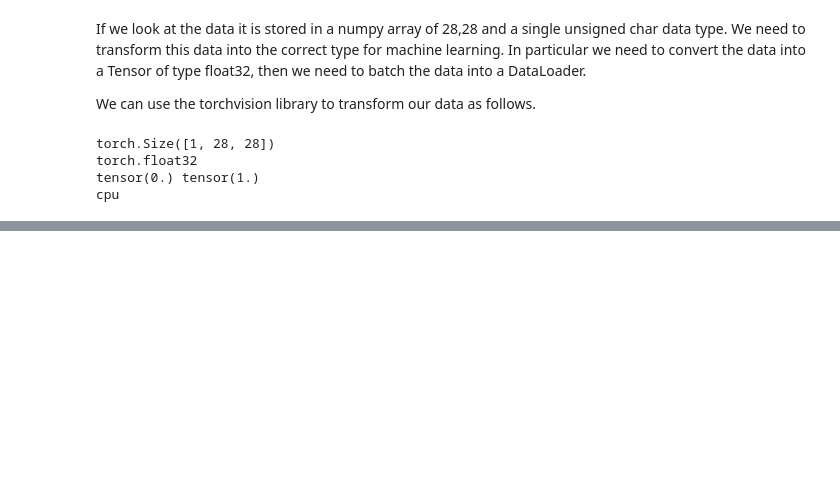
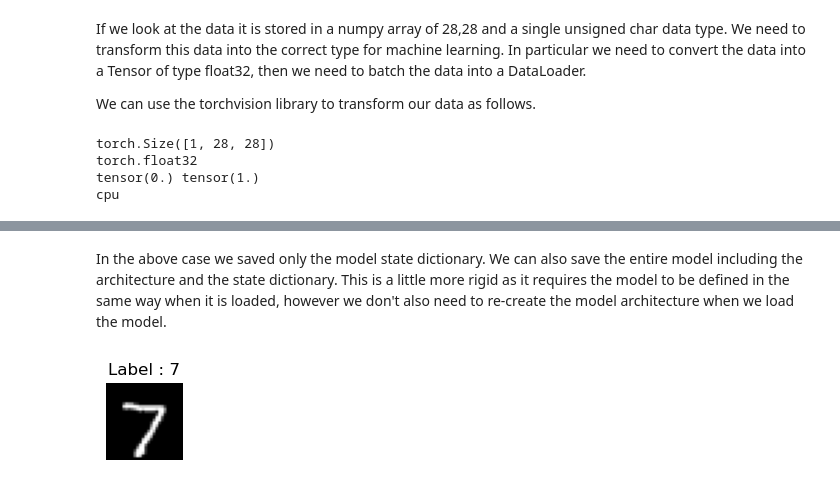
Before and after one commit to NCCA/SEForMedia, a Jupyter notebook: MNIST/ReadDigitsTraining.ipynb, the cells around one changed output, grey strips where cells are left out. Saved outputs shown, nothing was run; the diff lists cells and outputs as text; code cells hidden in the pictures; blank space fills up the shorter version.

```diff
--- a/MNIST/ReadDigitsTraining.ipynb
+++ b/MNIST/ReadDigitsTraining.ipynb
@@ -123,0 +454,11 @@ By default the data for this tensor is processed on the CPU, we can convert
+# %% [markdown]
+In the above case we saved only the model state dictionary. We can also save the entire model including the architecture and the state dictionary. This is a little more rigid as it requires the model to be defined in the same way when it is loaded, however we don't also need to re-create the model architecture when we load the model.
+# %%
+torch.save(model, "minst_model_full.pth")
+model3 = torch.load("minst_model_full.pth")
+model3.to(device)
+model3.eval()
+prediction = model3(test_images_tensor[0].to(device).unsqueeze(0))
+display_image(test_images[0], prediction.argmax(dim=1, keepdim=True).item())
+# %% [output]
+[figure, added]
```
Also changed, not shown: parts of 49 cells of this notebook.
